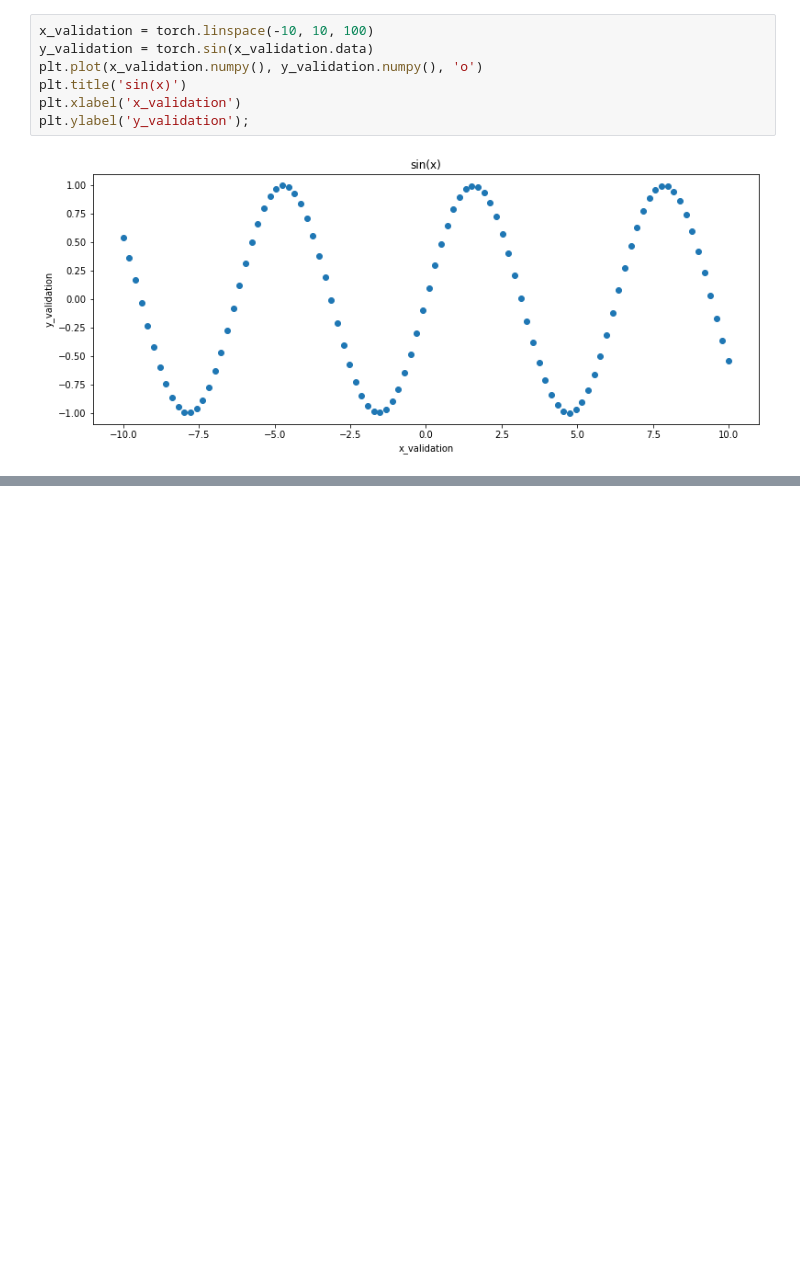
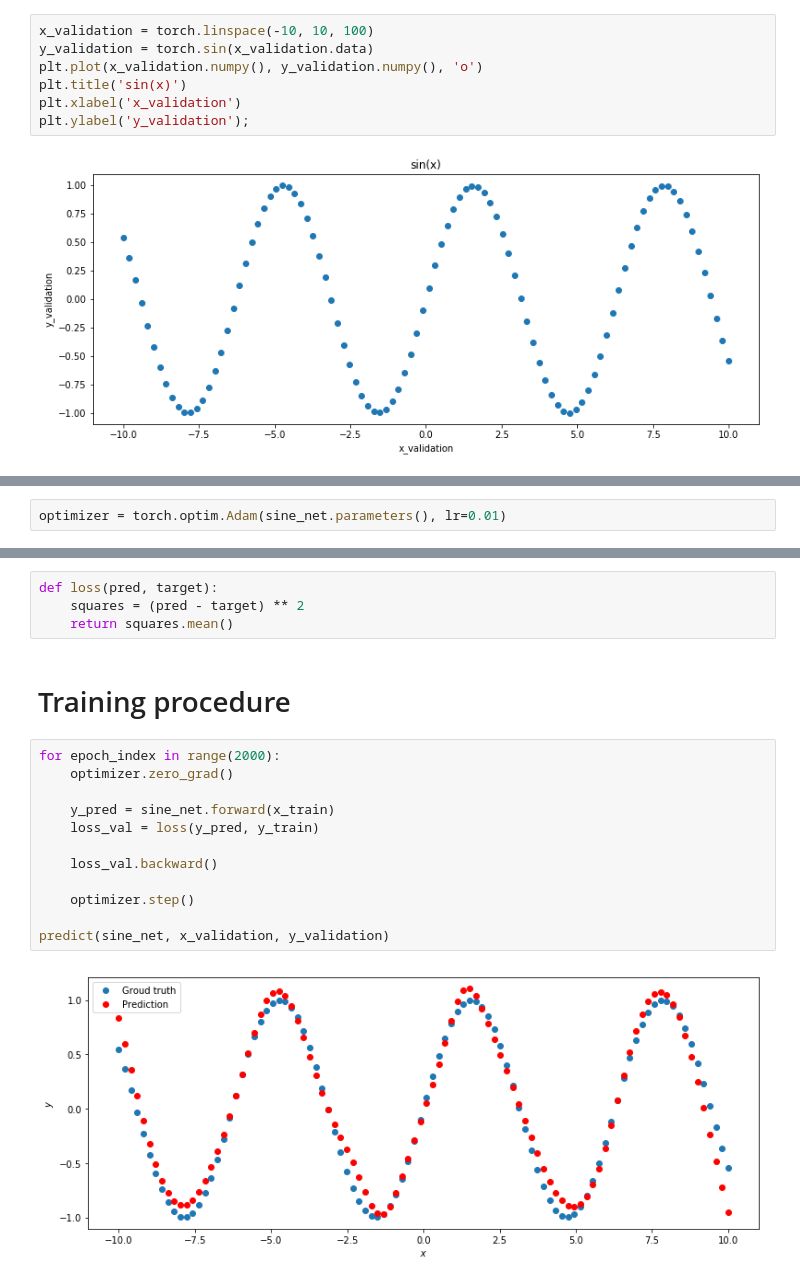
Before and after one commit to adrianoff/pytorch_learning, a Jupyter notebook: notebooks/pytorch_first.ipynb, the cells around one changed output, grey strips where cells are left out. Cells and saved outputs as stored; diff of their text form; blank space fills up the shorter version.

```diff
--- a/notebooks/pytorch_first.ipynb
+++ b/notebooks/pytorch_first.ipynb
@@ -57,0 +95,2 @@ plt.ylabel('y_validation');
+# %%
+optimizer = torch.optim.Adam(sine_net.parameters(), lr=0.01)
@@ -57,0 +99,20 @@ plt.ylabel('y_validation');
+# %%
+def loss(pred, target):
+    squares = (pred - target) ** 2
+    return squares.mean()
+# %% [markdown]
+# Training procedure
+# %%
+for epoch_index in range(2000):
+    optimizer.zero_grad()
+
+    y_pred = sine_net.forward(x_train)
+    loss_val = loss(y_pred, y_train)
+
+    loss_val.backward()
+
+    optimizer.step()
+
+predict(sine_net, x_validation, y_validation)
+# %% [output]
+[figure, added]
```
Also changed, not shown: parts of 12 cells of this notebook, 1 other file.
